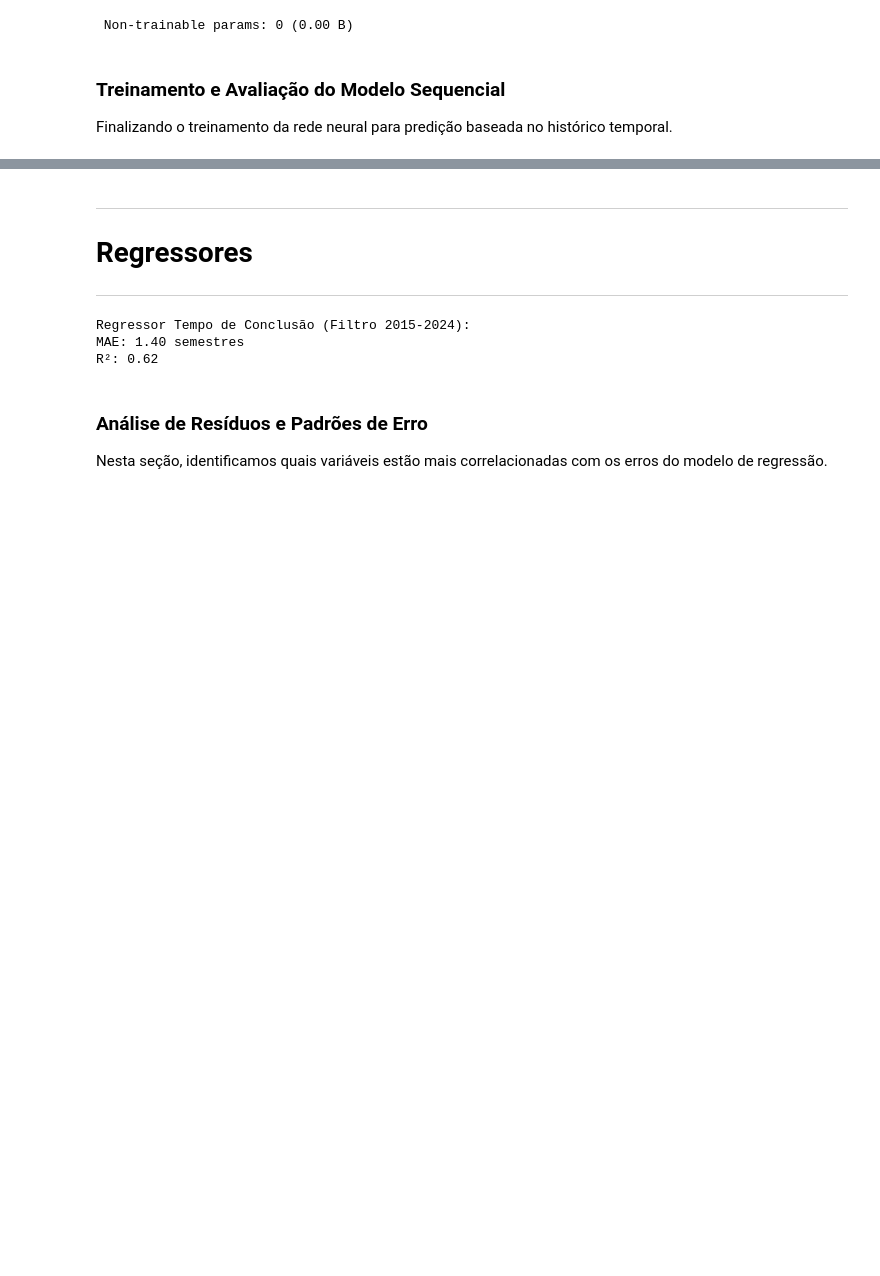
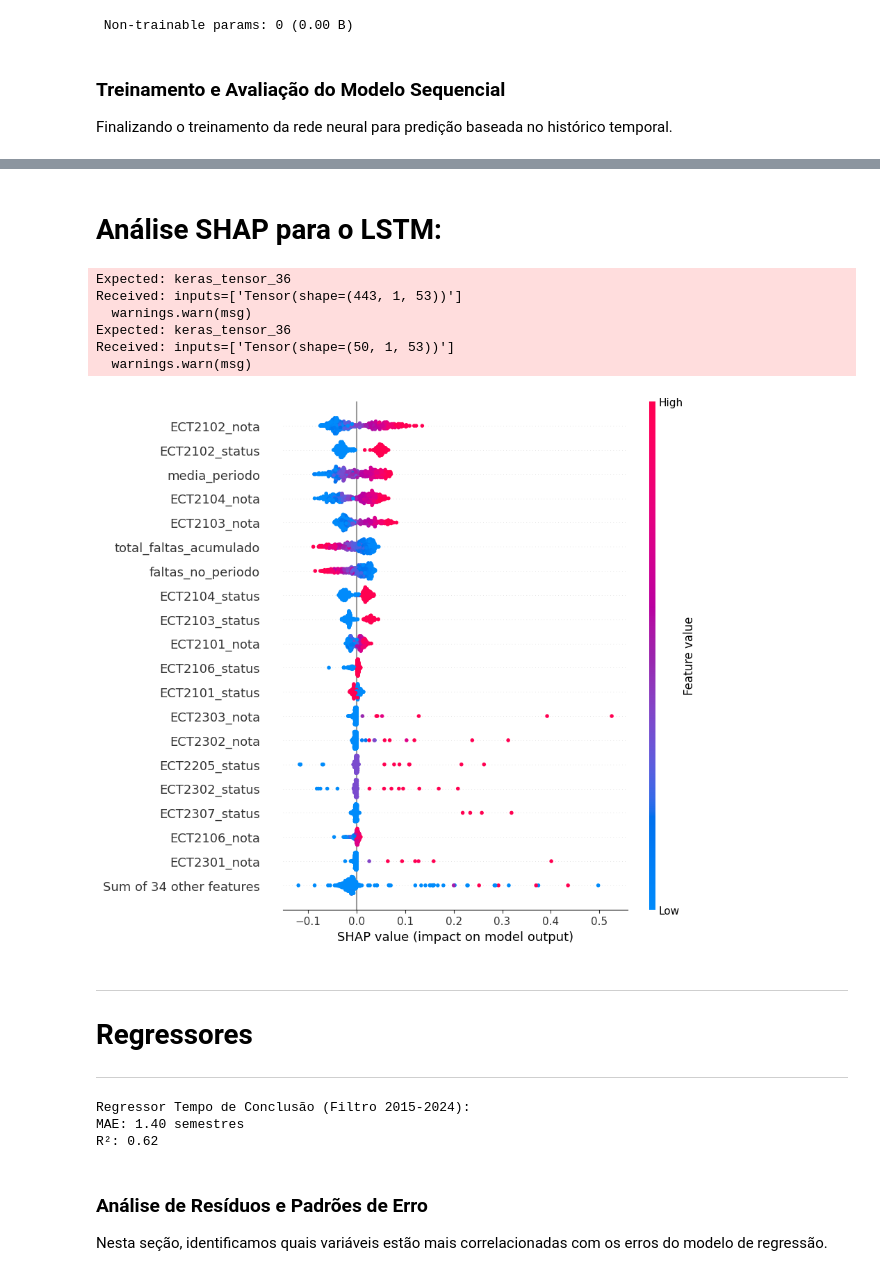
Before and after one commit to celeron550/Dataset-Alunos-ECT, a Jupyter notebook: notebooks/exemplo_treinamento.ipynb, the cells around one changed output, grey strips where cells are left out. Drawn from its saved outputs; the diff is of its cells as text; code cells hidden in the pictures; blank space fills up the shorter version.

```diff
--- a/notebooks/exemplo_treinamento.ipynb
+++ b/notebooks/exemplo_treinamento.ipynb
@@ -293,3 +304,51 @@ plt.show()
+# %% [markdown]
+# Análise SHAP para o LSTM:
+# %%
+lstm_explainer = shap.GradientExplainer(model_lstm, X_train_pad)
+shap_values_lstm = lstm_explainer.shap_values(X_test_pad)
+
+# Se vier como lista (modelo com 1 output sigmoid), pegue o primeiro elemento
+if isinstance(shap_values_lstm, list):
+    shap_values_lstm = shap_values_lstm[0]
+
+# Agregar SOMENTE os timesteps (axis=1) -> shape (n_amostras, n_features)
+shap_values_agg = shap_values_lstm.sum(axis=1)
+feature_values_agg = X_test_pad.mean(axis=1)  # também (n_amostras, n_features)
+
+feature_names = [c for c in df_seq_filtered.columns if c not in ['id_discente', 'concluiu', 'ano_ingresso', 'status_curso_encoded', 'periodo_ingresso','ano_ingresso.1'] + drop_cols]
+
+# print("Shape original:", shap_values_lstm.shape)
+
+# Remove a dimensão extra do output (se existir)
+if shap_values_lstm.ndim == 4:
+    shap_values_lstm = shap_values_lstm.squeeze(-1)  # -> (n_amostras, timesteps, n_features)
+
+# print("Shape após squeeze:", shap_values_lstm.shape)
+
+# Agora agregar timesteps normalmente
+shap_values_agg = shap_values_lstm.sum(axis=1)  # -> (n_amostras, n_features)
+feature_values_agg = X_test_pad.mean(axis=1)    # -> (n_amostras, n_features)
+
+# print("shap_values_agg:", shap_values_agg.shape)
+# print("feature_values_agg:", feature_values_agg.shape)
+# print("n_features esperado:", len(feature_names))
+
+explanation = shap.Explanation(
+    values=shap_values_agg,
+    data=feature_values_agg,
+    feature_names=feature_names
+)
+
+
+shap.plots.beeswarm(explanation, max_display=20)
+# %% [output]
+Expected: keras_tensor_36
+Received: inputs=['Tensor(shape=(443, 1, 53))']
+  warnings.warn(msg)
+Expected: keras_tensor_36
+Received: inputs=['Tensor(shape=(50, 1, 53))']
+  warnings.warn(msg)
+[figure, added]
 # %% [markdown]
 ----
 # Regressores
```
Also changed, not shown: parts of 11 cells of this notebook.
